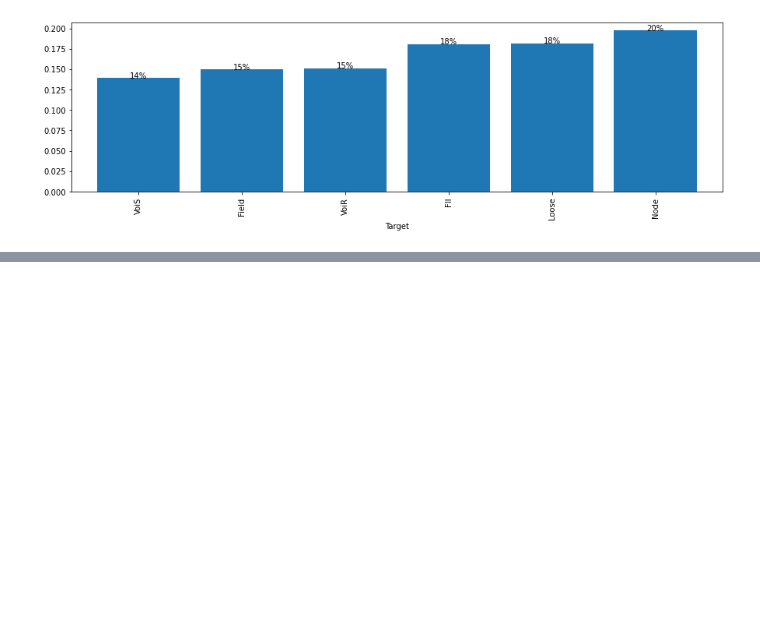
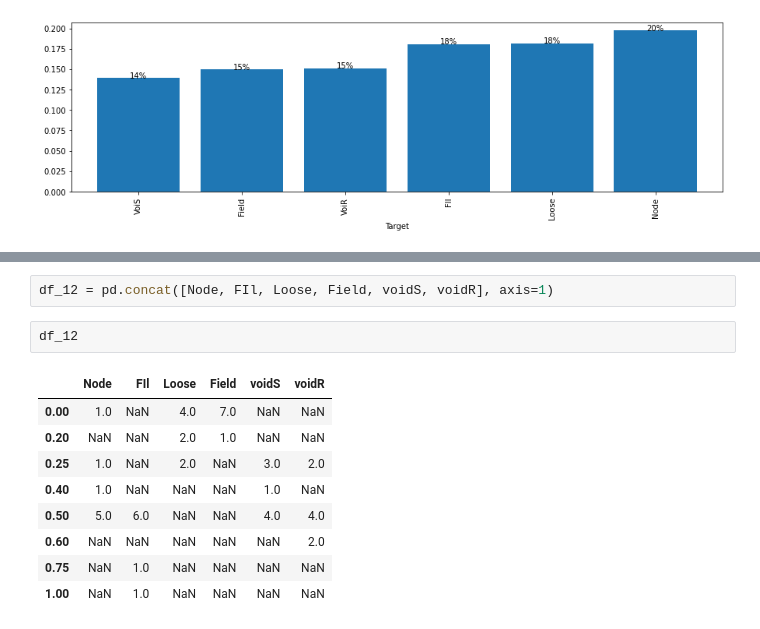
Before and after one commit to antotaverna/cg_environments, a Jupyter notebook: plots/Frgx_GC.ipynb, the cells around one changed output, grey strips where cells are left out. Saved outputs shown, nothing was run; the diff lists cells and outputs as text; blank space fills up the shorter version.

```diff
--- a/plots/Frgx_GC.ipynb
+++ b/plots/Frgx_GC.ipynb
@@ -302,0 +384,14 @@ plt.savefig('bar.eps',format='eps')
+# %%
+df_12 = pd.concat([Node, FIl, Loose, Field, voidS, voidR], axis=1)
+# %%
+df_12
+# %% [output]
+|  | Node | FIl | Loose | Field | voidS | voidR |
+| 0.00 | 1.0 | NaN | 4.0 | 7.0 | NaN | NaN |
+| 0.20 | NaN | NaN | 2.0 | 1.0 | NaN | NaN |
+| 0.25 | 1.0 | NaN | 2.0 | NaN | 3.0 | 2.0 |
+| 0.40 | 1.0 | NaN | NaN | NaN | 1.0 | NaN |
+| 0.50 | 5.0 | 6.0 | NaN | NaN | 4.0 | 4.0 |
+| 0.60 | NaN | NaN | NaN | NaN | NaN | 2.0 |
+| 0.75 | NaN | 1.0 | NaN | NaN | NaN | NaN |
+| 1.00 | NaN | 1.0 | NaN | NaN | NaN | NaN |
```
Also changed, not shown: parts of 14 cells of this notebook, 5 other files.
